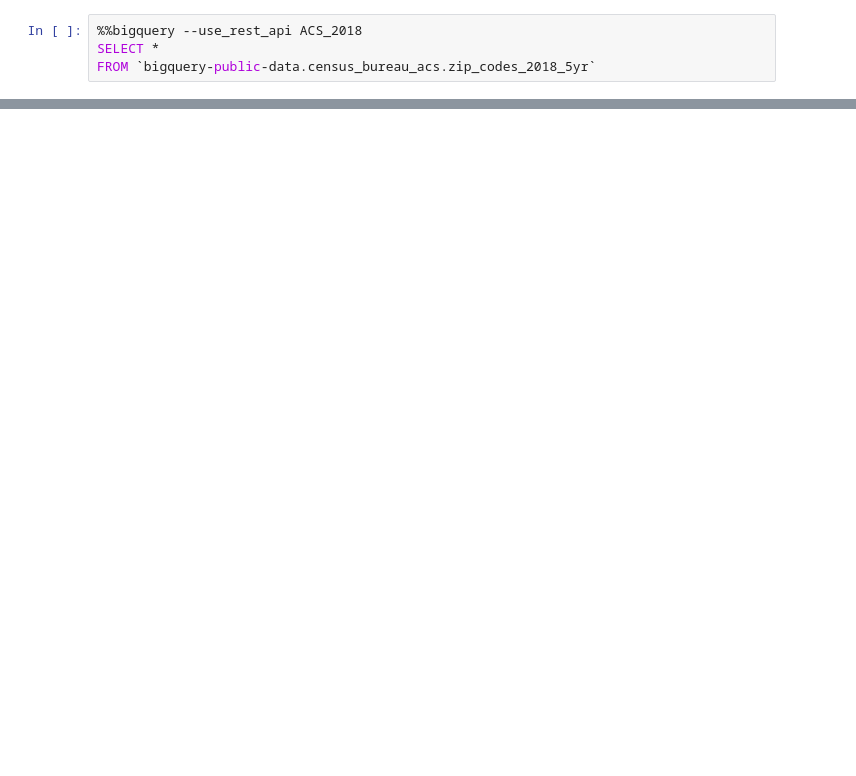
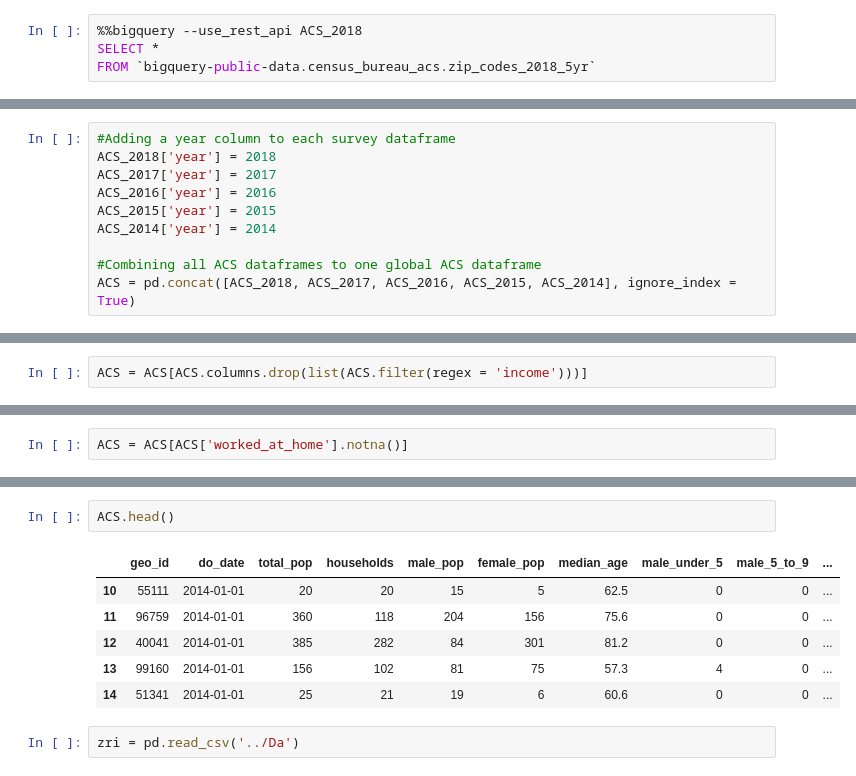
Before and after one commit to valgarland/zri_ml_capstone, a Jupyter notebook: Working/ACS Cleaning and Analysis_vg.ipynb, the cells around one changed output, grey strips where cells are left out. Cells and saved outputs as stored; diff of their text form; blank space fills up the shorter version.

```diff
--- a/Working/ACS Cleaning and Analysis_vg.ipynb
+++ b/Working/ACS Cleaning and Analysis_vg.ipynb
@@ -27,0 +128,10 @@ ACS_2018.head()
+# %%
+#Adding a year column to each survey dataframe
+ACS_2018['year'] = 2018
+ACS_2017['year'] = 2017
+ACS_2016['year'] = 2016
+ACS_2015['year'] = 2015
+ACS_2014['year'] = 2014
+
+#Combining all ACS dataframes to one global ACS dataframe
+ACS = pd.concat([ACS_2018, ACS_2017, ACS_2016, ACS_2015, ACS_2014], ignore_index = True)
@@ -27,0 +142,2 @@ ACS_2018.head()
+# %%
+ACS = ACS[ACS.columns.drop(list(ACS.filter(regex = 'income')))]
@@ -27,0 +193,2 @@ ACS_2018.head()
+# %%
+ACS = ACS[ACS['worked_at_home'].notna()]
@@ -27,0 +219,11 @@ ACS_2018.head()
+# %%
+ACS.head()
+# %% [output]
+|  | geo_id | do_date | total_pop | households | male_pop | female_pop | median_age | male_under_5 | male_5_to_9 | ... |
+| 10 | 55111 | 2014-01-01 | 20 | 20 | 15 | 5 | 62.5 | 0 | 0 | ... |
+| 11 | 96759 | 2014-01-01 | 360 | 118 | 204 | 156 | 75.6 | 0 | 0 | ... |
+| 12 | 40041 | 2014-01-01 | 385 | 282 | 84 | 301 | 81.2 | 0 | 0 | ... |
+| 13 | 99160 | 2014-01-01 | 156 | 102 | 81 | 75 | 57.3 | 4 | 0 | ... |
+| 14 | 51341 | 2014-01-01 | 25 | 21 | 19 | 6 | 60.6 | 0 | 0 | ... |
+# %%
+zri = pd.read_csv('../Da')
```
Also changed, not shown: parts of 25 cells of this notebook, 1 other file.
